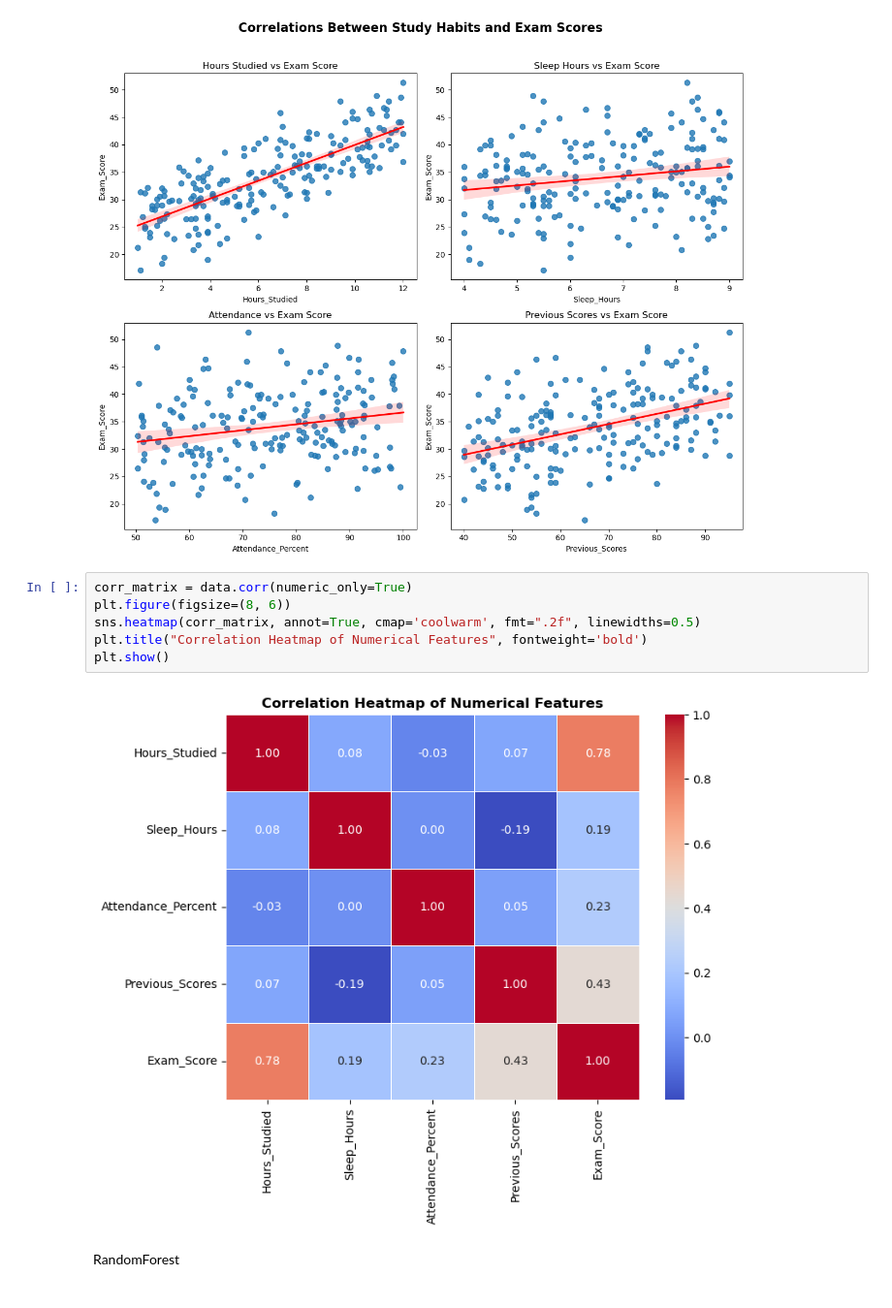
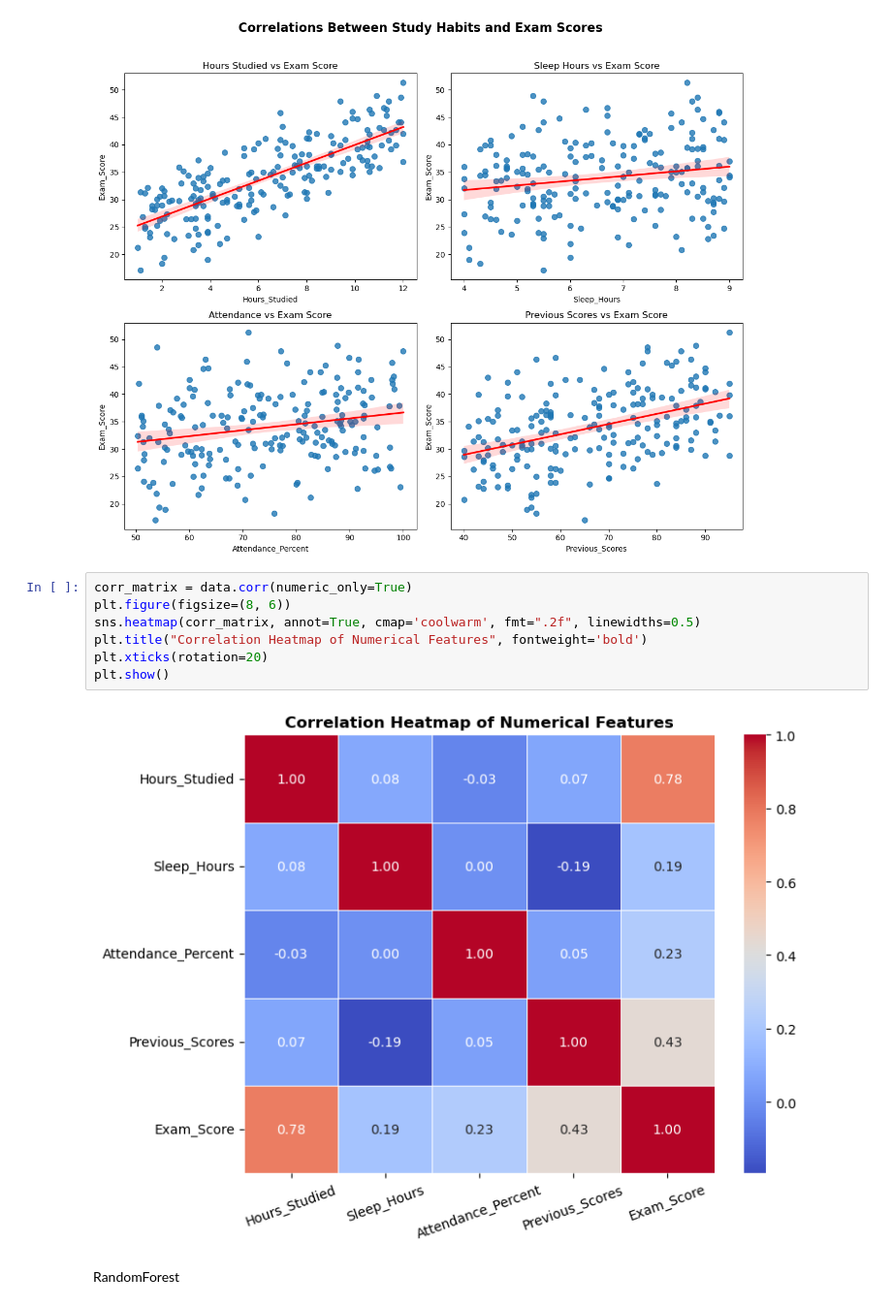
Before and after one commit to Eric-DS-Zhou/BDAA-Gala-student-performance-analysis, a Jupyter notebook: test.ipynb, the cells around one changed output. Shown: that part at 97% size. Cells and saved outputs as stored; diff of their text form.

```diff
--- a/test.ipynb
+++ b/test.ipynb
@@ -157,11 +157,12 @@ plt.show()
 # %%
 corr_matrix = data.corr(numeric_only=True)
 plt.figure(figsize=(8, 6))
 sns.heatmap(corr_matrix, annot=True, cmap='coolwarm', fmt=".2f", linewidths=0.5)
 plt.title("Correlation Heatmap of Numerical Features", fontweight='bold')
+plt.xticks(rotation=20)
 plt.show()
 # %% [output]
-[figure, old version]
+[figure, new version]
 # %% [markdown]
 RandomForest
 # %%
```
